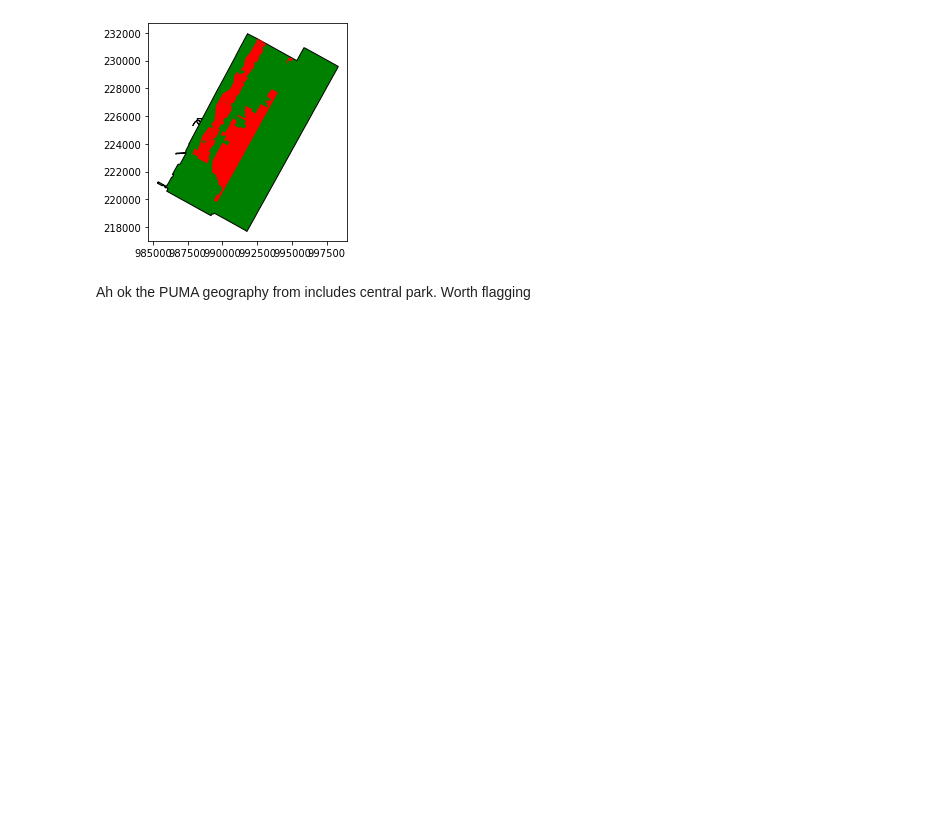
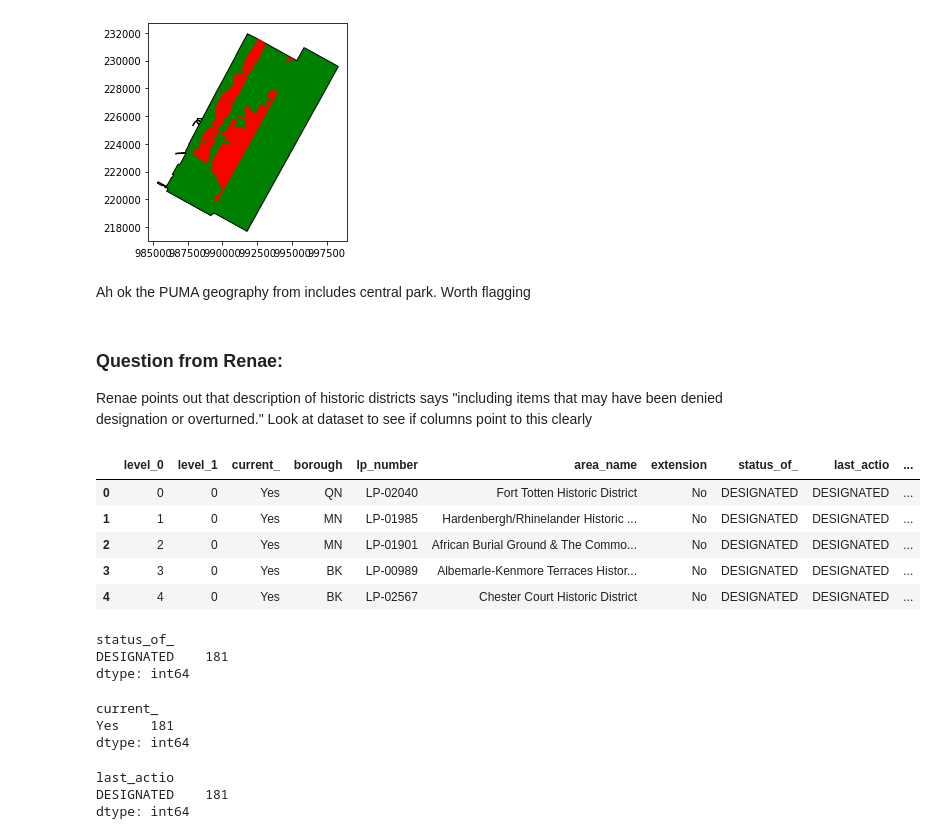
Before and after one commit to NYCPlanning/db-equitable-development-tool, a Jupyter notebook: notebooks/Area_within_Historic_District_Exploratory.ipynb, the cells around one changed output. Saved outputs shown, nothing was run; the diff lists cells and outputs as text; code cells hidden in the pictures; blank space fills up the shorter version.

Commit message:
check status of historic districts

```diff
--- a/notebooks/Area_within_Historic_District_Exploratory.ipynb
+++ b/notebooks/Area_within_Historic_District_Exploratory.ipynb
@@ -113,3 +113,34 @@ visualize_overlay('3806')
 [figure]
 # %% [markdown]
 Ah ok the PUMA geography from includes central park. Worth flagging
+# %% [markdown]
+### Question from Renae:
+Renae points out that description of historic districts says "including items that may have been denied designation or overturned."
+Look at dataset to see if columns point to this clearly
+# %%
+hd.head(5)
+# %% [output]
+|  | level_0 | level_1 | current_ | borough | lp_number | area_name | extension | status_of_ | last_actio | ... |
+| 0 | 0 | 0 | Yes | QN | LP-02040 | Fort Totten Historic District | No | DESIGNATED | DESIGNATED | ... |
+| 1 | 1 | 0 | Yes | MN | LP-01985 | Hardenbergh/Rhinelander Historic ... | No | DESIGNATED | DESIGNATED | ... |
+| 2 | 2 | 0 | Yes | MN | LP-01901 | African Burial Ground & The Commo... | No | DESIGNATED | DESIGNATED | ... |
+| 3 | 3 | 0 | Yes | BK | LP-00989 | Albemarle-Kenmore Terraces Histor... | No | DESIGNATED | DESIGNATED | ... |
+| 4 | 4 | 0 | Yes | BK | LP-02567 | Chester Court Historic District | No | DESIGNATED | DESIGNATED | ... |
+# %%
+hd.groupby('status_of_').size()
+# %% [output]
+status_of_
+DESIGNATED    181
+dtype: int64
+# %%
+hd.groupby('current_').size()
+# %% [output]
+current_
+Yes    181
+dtype: int64
+# %%
+hd.groupby('last_actio').size()
+# %% [output]
+last_actio
+DESIGNATED    181
+dtype: int64
```
